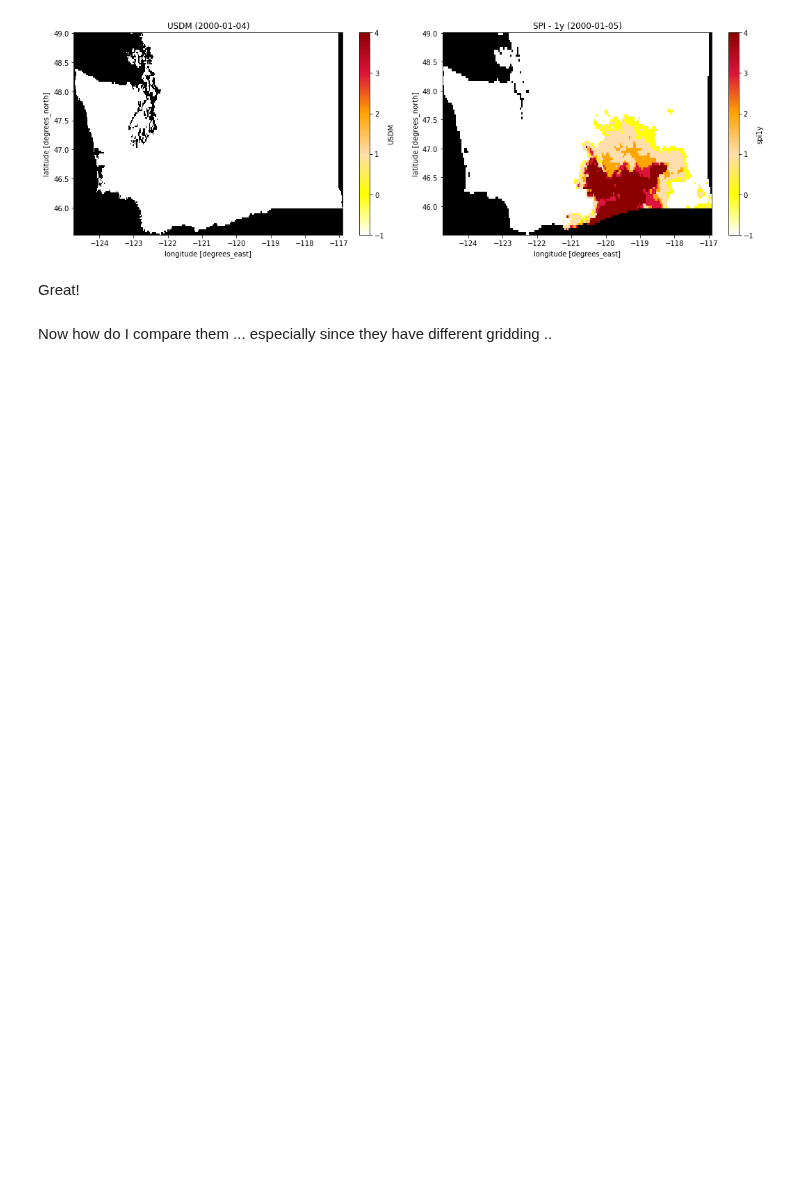
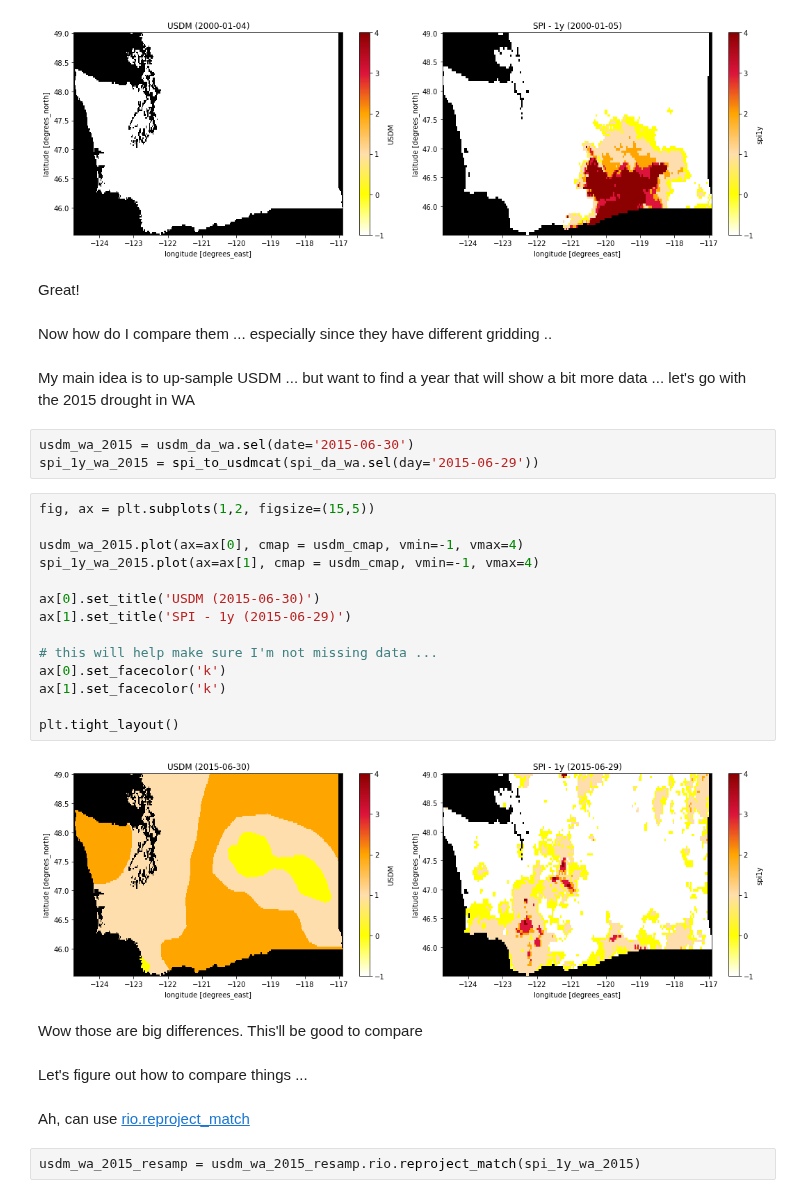
Before and after one commit to UW-Hydro/drought_impact, a Jupyter notebook: notebooks/explore/usdm_spi_compare.ipynb, the cells around one changed output. Cells and saved outputs as stored; diff of their text form; blank space fills up the shorter version.

Commit message:
Got SPI and USDM comparison prototyped. Renaming SEDI to ndrought with the project switch, referencing the n dimensions of drought that I'm ultimately interested in evaluating

```diff
--- a/notebooks/explore/usdm_spi_compare.ipynb
+++ b/notebooks/explore/usdm_spi_compare.ipynb
@@ -260,3 +262,32 @@ plt.tight_layout()
 Great!
 # %% [markdown]
 Now how do I compare them ... especially since they have different gridding ..
+# %% [markdown]
+My main idea is to up-sample USDM ... but want to find a year that will show a bit more data ... let's go with the 2015 drought in WA
+# %%
+usdm_wa_2015 = usdm_da_wa.sel(date='2015-06-30')
+spi_1y_wa_2015 = spi_to_usdmcat(spi_da_wa.sel(day='2015-06-29'))
+# %%
+fig, ax = plt.subplots(1,2, figsize=(15,5))
+
+usdm_wa_2015.plot(ax=ax[0], cmap = usdm_cmap, vmin=-1, vmax=4)
+spi_1y_wa_2015.plot(ax=ax[1], cmap = usdm_cmap, vmin=-1, vmax=4)
+
+ax[0].set_title('USDM (2015-06-30)')
+ax[1].set_title('SPI - 1y (2015-06-29)')
+
+# this will help make sure I'm not missing data ...
+ax[0].set_facecolor('k')
+ax[1].set_facecolor('k')
+
+plt.tight_layout()
+# %% [output]
+[figure, added]
+# %% [markdown]
+Wow those are big differences. This'll be good to compare
+# %% [markdown]
+Let's figure out how to compare things ...
+# %% [markdown]
+Ah, can use [rio.reproject_match](https://corteva.github.io/rioxarray/stable/examples/reproject_match.html)
+# %%
+usdm_wa_2015_resamp = usdm_wa_2015_resamp.rio.reproject_match(spi_1y_wa_2015)
```
Also changed, not shown: parts of 14 cells of this notebook, 5 other files.
